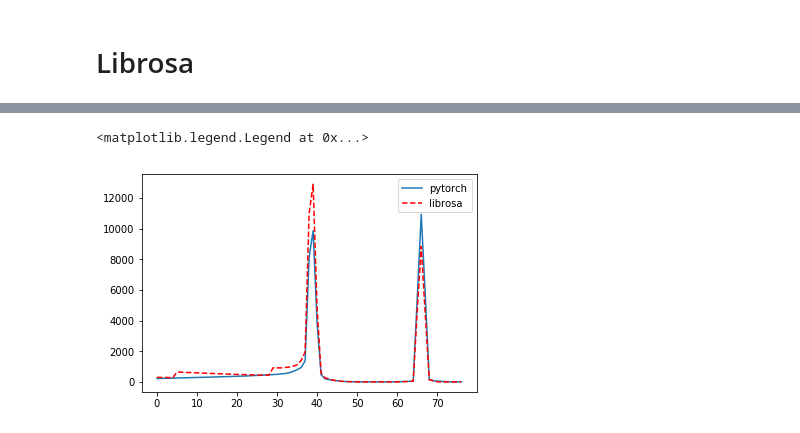
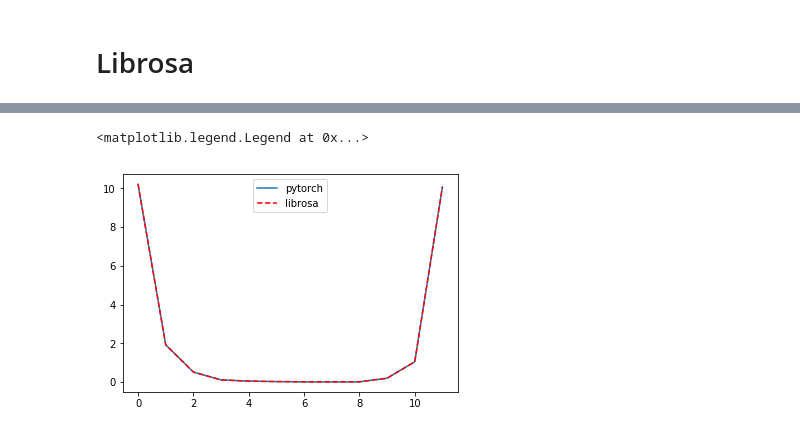
Before and after one commit to KinWaiCheuk/nnAudio, a Jupyter notebook: CQT-2010.ipynb, the cells around one changed output, grey strips where cells are left out. Saved outputs shown, nothing was run; the diff lists cells and outputs as text; code cells hidden in the pictures.

```diff
--- a/CQT-2010.ipynb
+++ b/CQT-2010.ipynb
@@ -21,9 +22,9 @@ stride = 512
 duration = 10
 s = np.linspace(0,1*duration,fs*duration)
 y_list = np.load('./y_list.npy')
-x = np.sin(2*np.pi*50*s, dtype=np.float32) + np.sin(2*np.pi*110*s, dtype=np.float32) \
-    + np.sin(2*np.pi*220*s, dtype=np.float32) + np.sin(2*np.pi*440*s, dtype=np.float32) \
-    + np.sin(2*np.pi*880*s, dtype=np.float32) + np.sin(2*np.pi*1600*s, dtype=np.float32)
+x = np.sin(2*np.pi*20*s, dtype=np.float32) + np.sin(2*np.pi*40*s, dtype=np.float32) \
+    + np.sin(2*np.pi*60*s, dtype=np.float32) + np.sin(2*np.pi*80*s, dtype=np.float32) \
+    + np.sin(2*np.pi*100*s, dtype=np.float32) + np.sin(2*np.pi*120*s, dtype=np.float32)
 # x = y_list.astype(np.float32)[:10]
 # %% [markdown]
 # Pytorch
@@ -61,0 +96,2 @@ cqt_lib = cqt(x, fs, stride, fmin, n_bins=n_bins,
+# %%
+cqt_lib = pseudo_cqt(x, hop_length=512, fmin=fmin, n_bins=24*3, bins_per_octave=24)
@@ -67,7 +106,7 @@ plt.imshow(abs(cqt_lib),aspect='auto', origin='lower')
 # %%
-plt.plot(cqt_torch0[0].numpy()[:,10]/3)
+plt.plot(abs(cqt_lib)[:,10])
 plt.plot(abs(cqt_lib)[:,10], 'r--')
 plt.legend(['pytorch', 'librosa'])
 # %% [output]
 <matplotlib.legend.Legend at 0x...>
-[figure, old version]
+[figure, new version]
```
Also changed, not shown: parts of 11 cells of this notebook, 4 other files.
